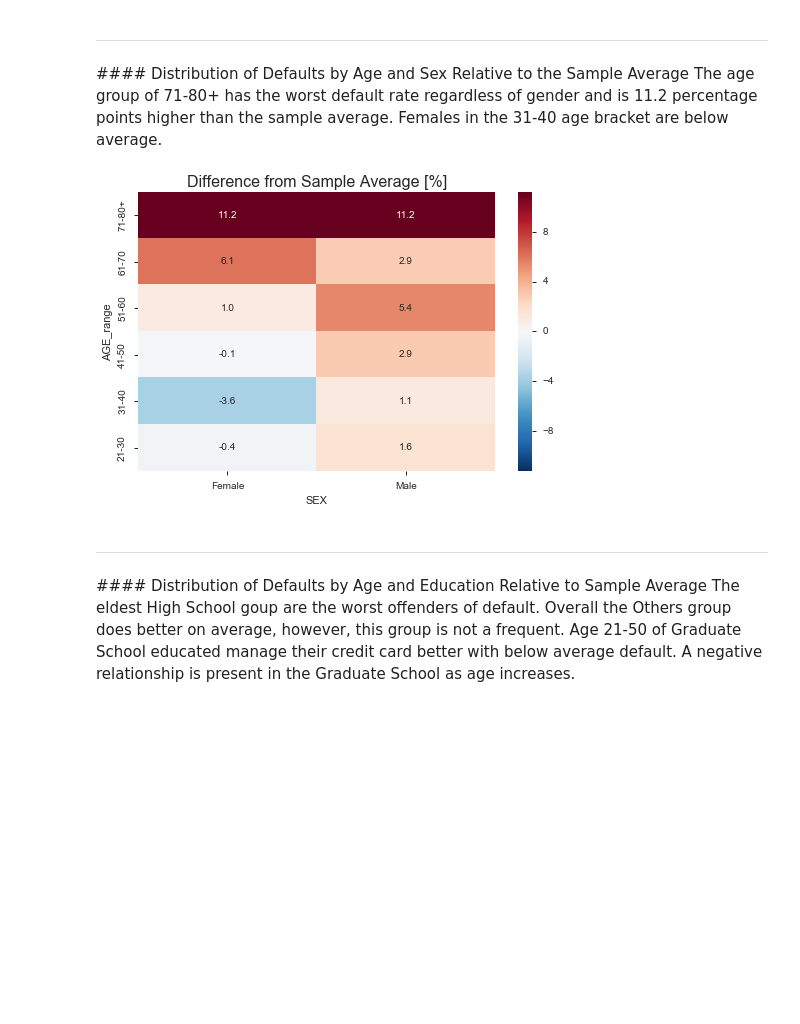
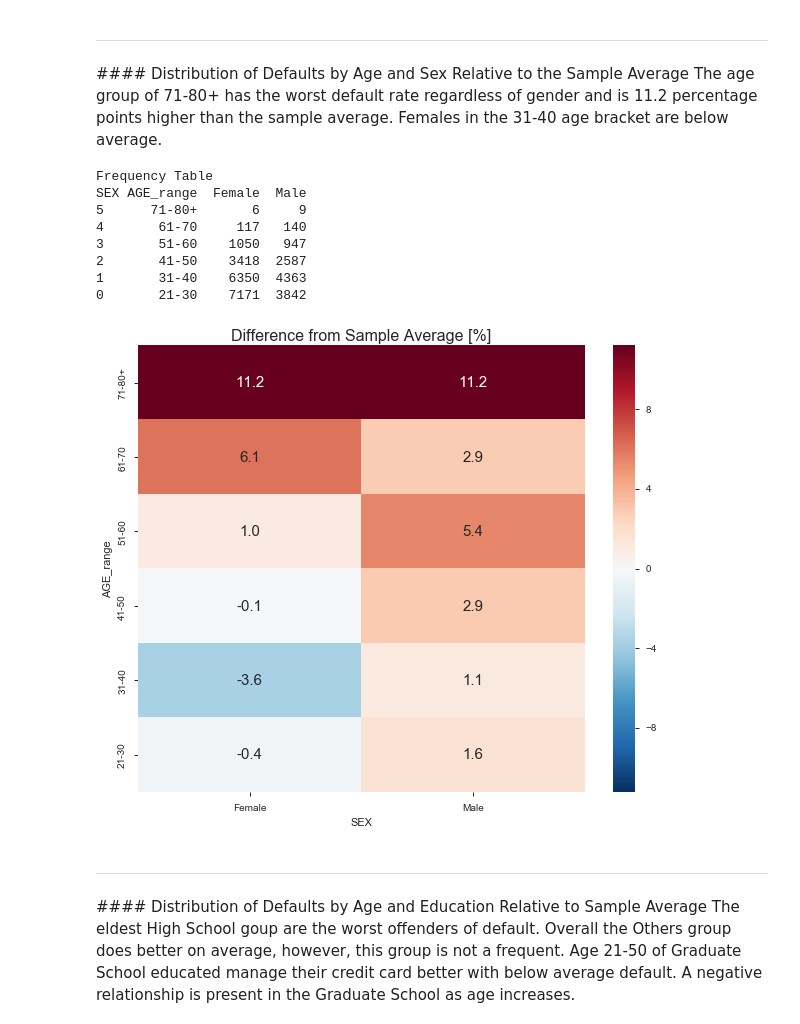
Before and after one commit to rlshuhart/MSDS7331_Project_1, a Jupyter notebook: MSDS7331_Project_1_Notebook.ipynb, the cells around one changed output. Drawn from its saved outputs; the diff is of its cells as text; code cells hidden in the pictures; blank space fills up the shorter version.

```diff
--- a/MSDS7331_Project_1_Notebook.ipynb
+++ b/MSDS7331_Project_1_Notebook.ipynb
@@ -403,21 +397,32 @@ The age group of 71-80+ has the worst default rate regardless of gender and is 1
 # %%
 def heat_map(to_map):
     # Count of distribution
-    age_v_sex_default = cc_data.groupby(to_map)
+    df = cc_data.groupby(to_map)
+
+    print("Frequency Table")
+    print(df['default payment next month'].size().unstack().reset_index().sort_values(by=to_map[0], ascending=False))
 
     # Proportion of default
-    x_count = age_v_sex_default['default payment next month'].count().unstack()
-    x_sum = age_v_sex_default['default payment next month'].sum().unstack()
+    x_count = df['default payment next month'].count().unstack()
+    x_sum = df['default payment next month'].sum().unstack()
 
     # Relative proportion of default to the total average
-    plt.figure(figsize=(8, 5))
+    plt.figure(figsize=(10, 8))
     plt.title('Difference from Sample Average [%]', fontsize=16)
-    p = sns.heatmap((x_sum/x_count)*100 - avg_default_rate, annot=True, fmt=".1f")
+    p = sns.heatmap((x_sum/x_count)*100 - avg_default_rate, annot=True, fmt=".1f", annot_kws={"size": 15})
     p.invert_yaxis()
 
 heat_map(['AGE_range','SEX'])
 # %% [output]
+Frequency Table
+SEX AGE_range  Female  Male
+5      71-80+       6     9
+4       61-70     117   140
+3       51-60    1050   947
+2       41-50    3418  2587
+1       31-40    6350  4363
+0       21-30    7171  3842
-[figure, old version]
+[figure, new version]
 # %% [markdown]
 <hr>
 #### Distribution of Defaults by Age and Education Relative to Sample Average
```
Also changed, not shown: parts of 33 cells of this notebook.
